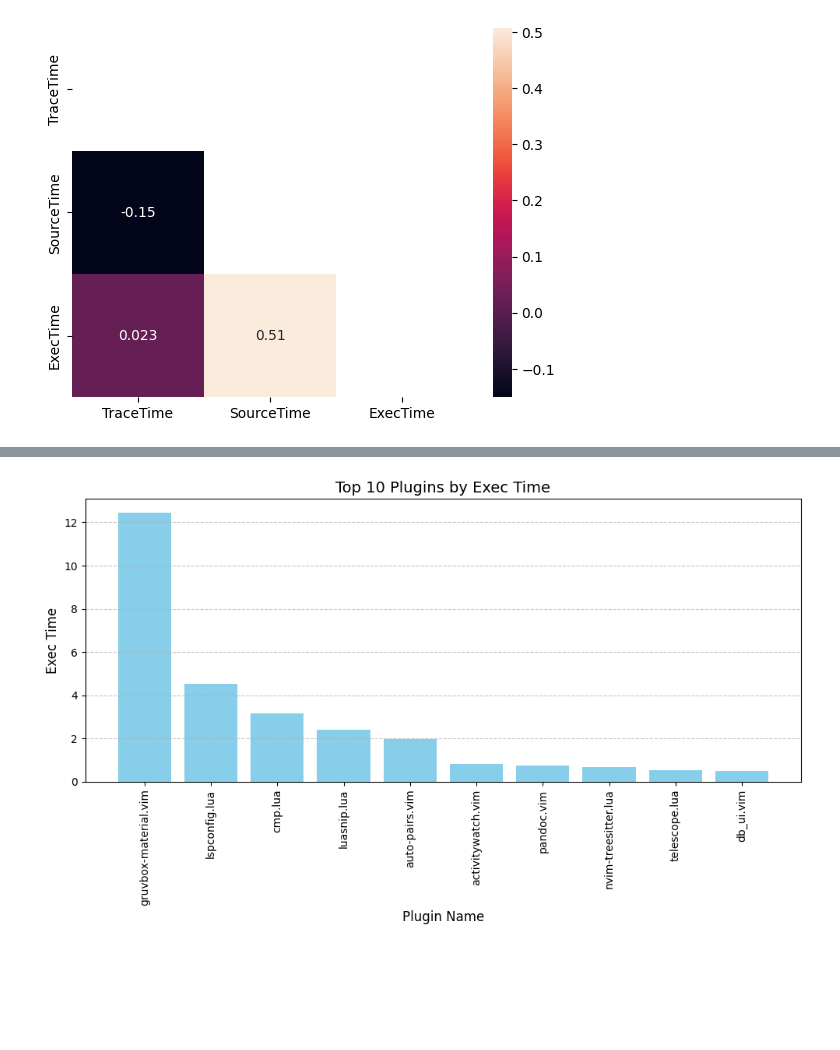
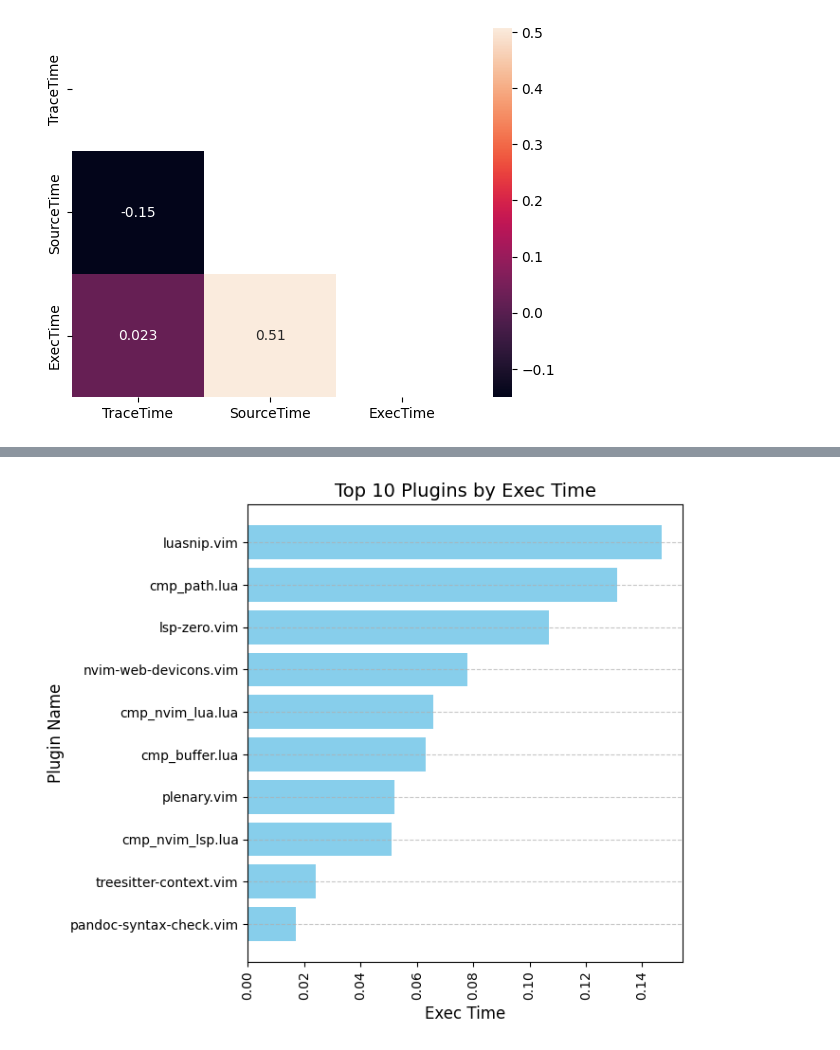
Before and after one commit to AnupPainuly/neovim-startup-analysis, a Jupyter notebook: neovim_startup-time.ipynb, the cells around one changed output, grey strips where cells are left out. Drawn from its saved outputs; the diff is of its cells as text; code cells hidden in the pictures; blank space fills up the shorter version.

```diff
--- a/neovim_startup-time.ipynb
+++ b/neovim_startup-time.ipynb
@@ -6,10 +6,10 @@ import seaborn as sns
 # %%
 dat = pd.read_csv("profile.csv", header=None, names=["TraceTime", "SourceTime", "ExecTime", "PluginName"])
 dat_n = dat.groupby("PluginName")["ExecTime"].sum().reset_index()
-dat_n_sorted = dat_n.sort_values("ExecTime", ascending=False)
+dat_n_sorted = dat_n.sort_values("ExecTime", ascending=True)
 
 dat_s = dat.groupby("PluginName")["SourceTime"].sum().reset_index()
-dat_s_sorted = dat_s.sort_values("SourceTime", ascending=False)
+dat_s_sorted = dat_s.sort_values("SourceTime", ascending=True)
 
 top_10 = dat_n_sorted.head(10)
 
@@ -92,13 +81,12 @@ plt.show()
 # %%
-# Create a bar chart with custom styling
-plt.figure(figsize=(10, 6))
-plt.bar(top_10["PluginName"], top_10["ExecTime"], color="skyblue")
-plt.xlabel("Plugin Name", fontsize=12)
-plt.ylabel("Exec Time", fontsize=12)
+plt.figure(figsize=(7, 6))
+plt.barh(top_10["PluginName"], top_10["ExecTime"], color="skyblue")
+plt.ylabel("Plugin Name", fontsize=12)
+plt.xlabel("Exec Time", fontsize=12)
 plt.title("Top 10 Plugins by Exec Time", fontsize=14)
 plt.xticks(rotation=90, fontsize=10)
 plt.yticks(fontsize=10)
 plt.grid(axis="y", linestyle="--", alpha=0.7)
 plt.tight_layout()
 # %% [output]
-[figure, old version]
+[figure, new version]
```
Also changed, not shown: parts of 15 cells of this notebook, 2 other files.
